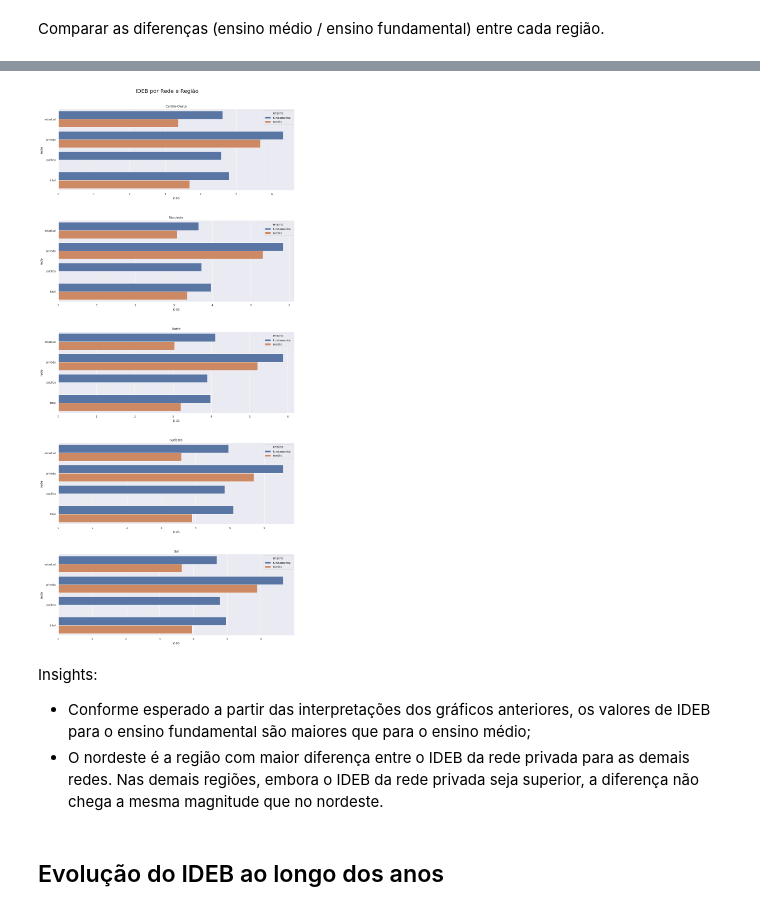
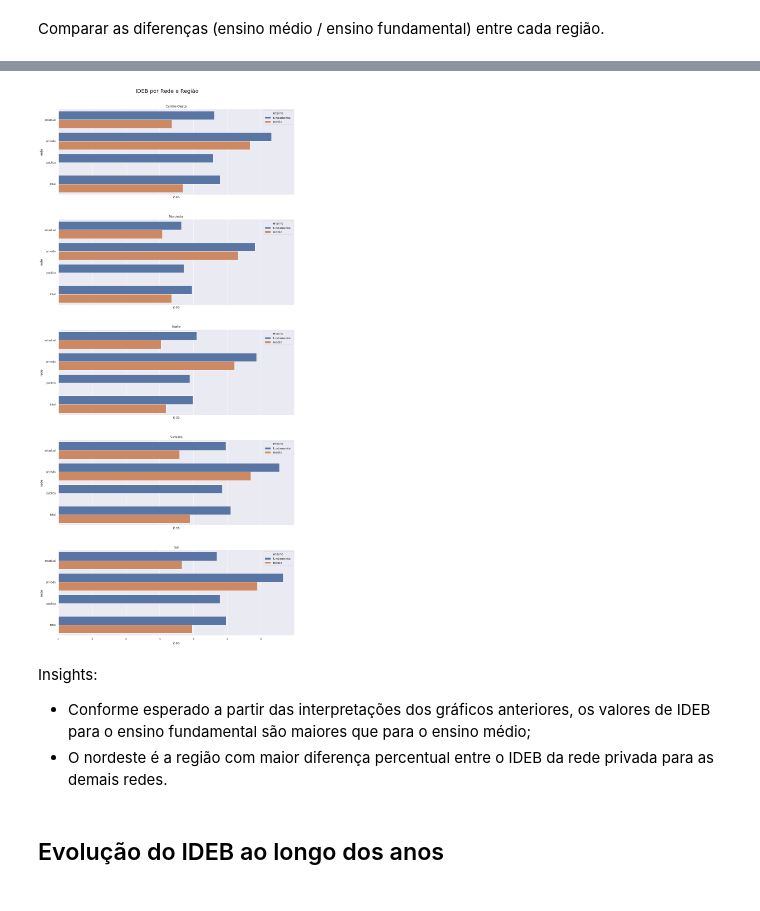
Before and after one commit to gustavolenin/-ndice-de-Desenvolvimento-da-Educa-o-B-sica-Ideb-, a Jupyter notebook: Índice_de_Desenvolvimento_da_Educação_Básica_(Ideb).ipynb, the cells around one changed output, grey strips where cells are left out. Saved outputs shown, nothing was run; the diff lists cells and outputs as text; code cells hidden in the pictures.

```diff
--- a/Índice_de_Desenvolvimento_da_Educação_Básica_(Ideb).ipynb
+++ b/Índice_de_Desenvolvimento_da_Educação_Básica_(Ideb).ipynb
@@ -605,28 +628,28 @@ data = df_regiao.groupby(['regiao','rede','ensino']).ideb.mean().reset_index()
 # %%
 # Função que auxilia na plotagem dos gráficos barplot
 def plot_barplot(num_attributes):
-    fig, ax = plt.subplots(int(len(num_attributes.regiao.unique())),1, figsize=(15,30))
+    fig, ax = plt.subplots(int(len(num_attributes.regiao.unique())),1, figsize=(15,30),sharex=True)
     regioes = num_attributes.regiao.unique()
     indice = 0
     for j in range(len(ax)):
         titulo = regioes[indice]
         df = num_attributes[num_attributes.regiao == regioes[indice]]
         df = df.drop(columns='regiao')
         ax[j].tick_params(labelsize=12)
         ax[j].tick_params(labelsize=10)
         ax[j] = sns.barplot(data=df, ax=ax[j],x='ideb',hue='ensino',y='rede').set_title(titulo)
         indice += 1
     fig.suptitle('IDEB por Rede e Região', position=(.5,1), fontsize=20)
     fig.tight_layout(pad=5)
     return
 # Boxplot
 plot_barplot(data)
 # %% [output]
-[figure, old version]
+[figure, new version]
 # %% [markdown]
 Insights:
 * Conforme esperado a partir das interpretações dos gráficos anteriores, os valores de IDEB para o ensino fundamental são maiores que para o ensino médio;
-* O nordeste é a região com maior diferença entre o IDEB da rede privada para as demais redes. Nas demais regiões, embora o IDEB da rede privada seja superior, a diferença não chega a mesma magnitude que no nordeste.
+* O nordeste é a região com maior diferença percentual entre o IDEB da rede privada para as demais redes.
 # %% [markdown]
 ## Evolução do IDEB ao longo dos anos
 # %%
```
Also changed, not shown: parts of 5 cells of this notebook.
